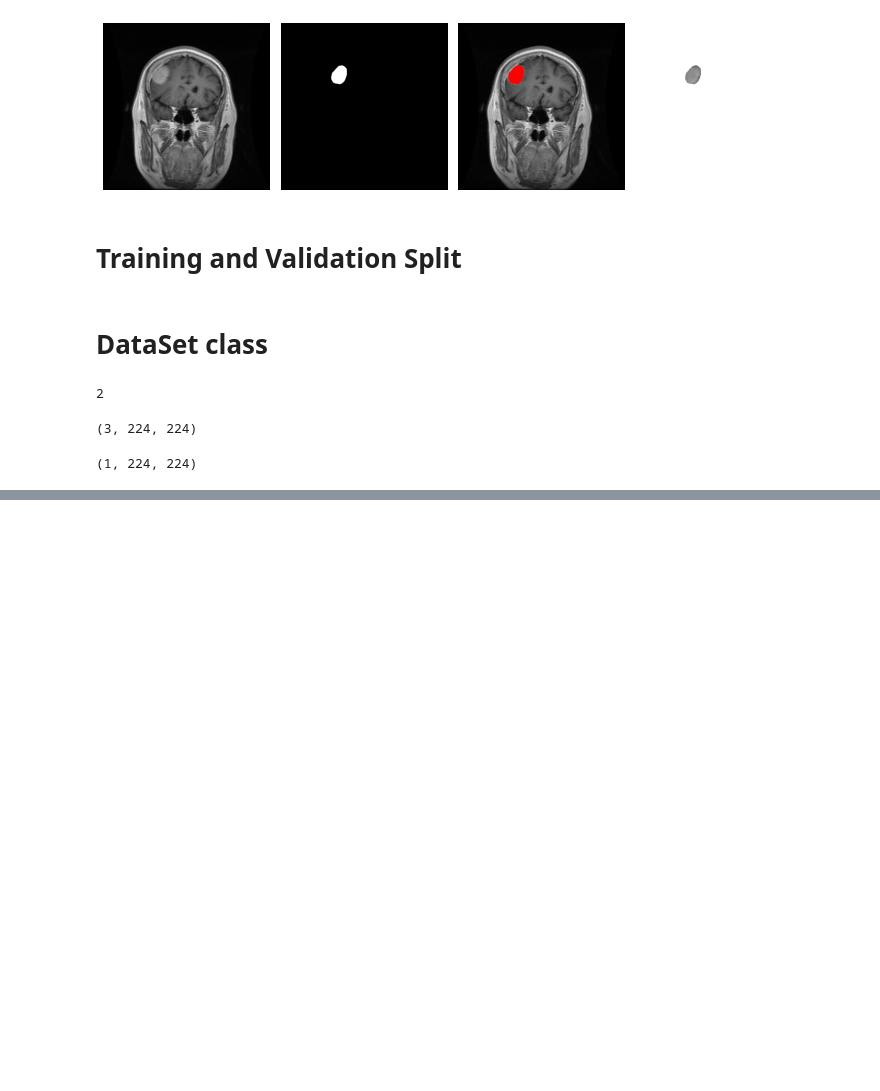
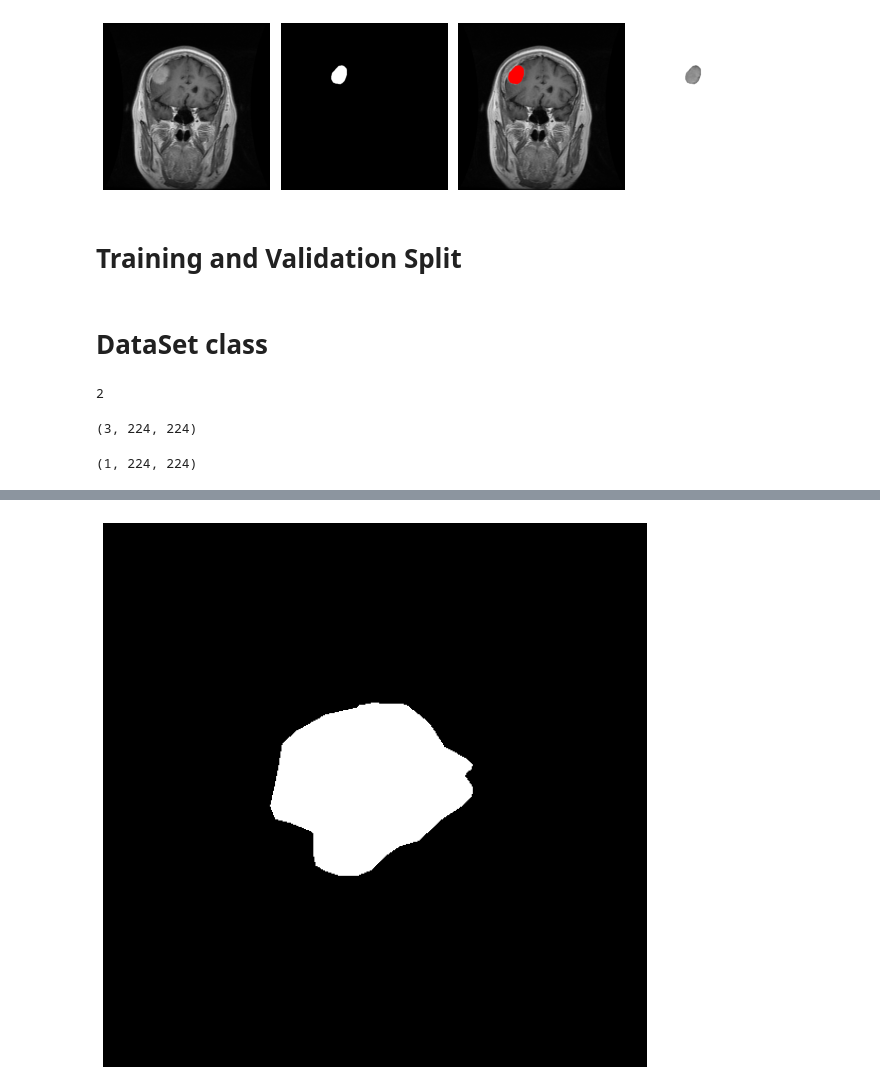
Before and after one commit to Rachinder3/MRI-Tumor-Explorer, a Jupyter notebook: research/Brain_Tumor_Segmentation_via_Segmentation_Models.ipynb, the cells around one changed output, grey strips where cells are left out. Saved outputs shown, nothing was run; the diff lists cells and outputs as text; code cells hidden in the pictures; blank space fills up the shorter version.

```diff
--- a/research/Brain_Tumor_Segmentation_via_Segmentation_Models.ipynb
+++ b/research/Brain_Tumor_Segmentation_via_Segmentation_Models.ipynb
@@ -323,0 +339,4 @@ show(pr_mask)
+# %%
+show(mask)
+# %% [output]
+[figure, added]
```
Also changed, not shown: parts of 24 cells of this notebook.
